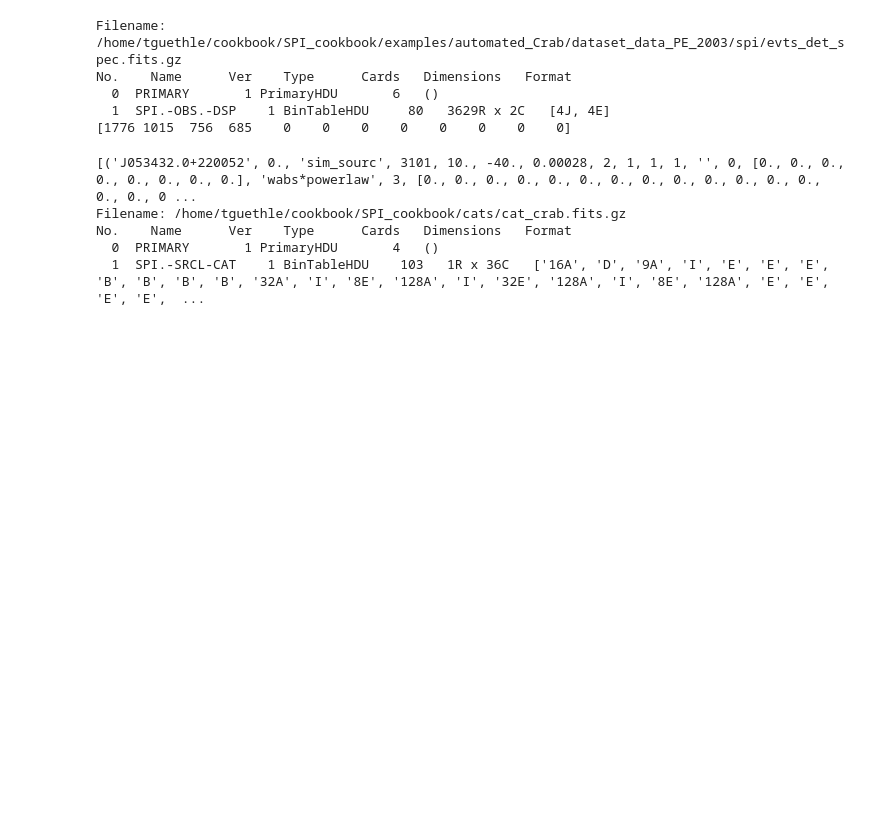
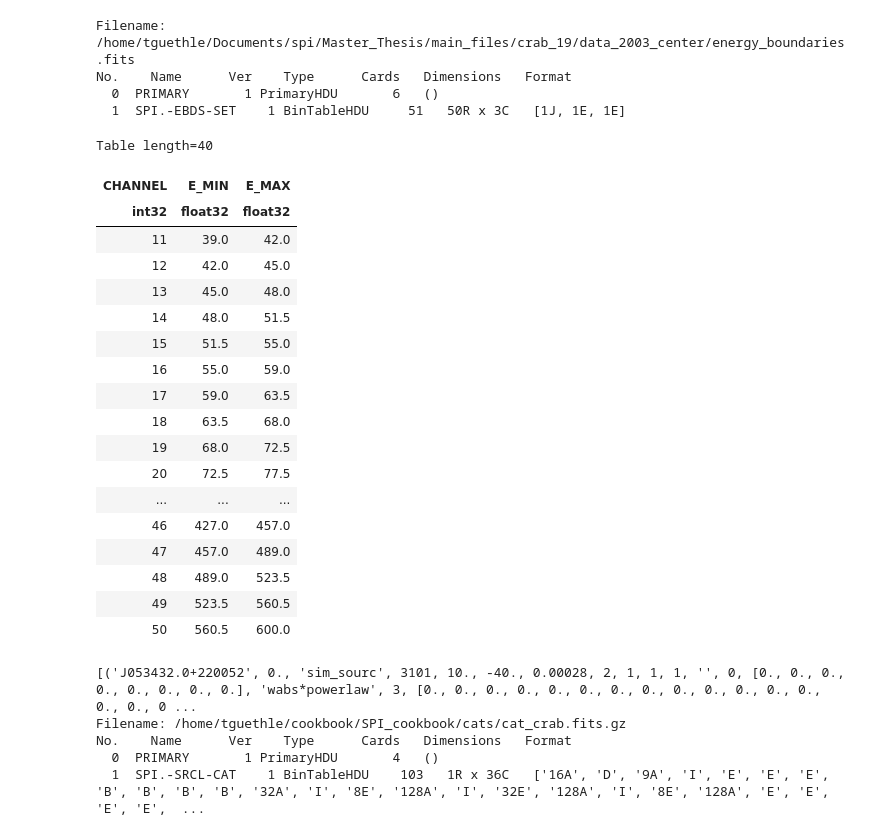
Before and after one commit to timmguthle/INTEGRAL-SPI, a Jupyter notebook: general/look_at_fits.ipynb, the cells around one changed output. Saved outputs shown, nothing was run; the diff lists cells and outputs as text; code cells hidden in the pictures; blank space fills up the shorter version.

```diff
--- a/general/look_at_fits.ipynb
+++ b/general/look_at_fits.ipynb
@@ -10,19 +10,35 @@ from matplotlib.colors import TwoSlopeNorm
 from astropy.coordinates import SkyCoord
 import pickle
 # %%
-with fits.open('/home/tguethle/cookbook/SPI_cookbook/examples/automated_Crab/dataset_data_PE_2003/spi/evts_det_spec.fits.gz') as hdul:
+with fits.open('/home/tguethle/Documents/spi/Master_Thesis/main_files/crab_19/data_2003_center/energy_boundaries.fits') as hdul:
     hdul.info()
     t = Table(hdul[1].data)
 
-    counts_PE = hdul[1].data["COUNTS"]
-    counts_PE = np.pad(counts_PE, ((0,0), (0,8)),mode='constant', constant_values=0)
-    print(counts_PE[0])
+t[10:50]
 # %% [output]
-Filename: /home/tguethle/cookbook/SPI_cookbook/examples/automated_Crab/dataset_data_PE_2003/spi/evts_det_spec.fits.gz
+Filename: /home/tguethle/Documents/spi/Master_Thesis/main_files/crab_19/data_2003_center/energy_boundaries.fits
 No.    Name      Ver    Type      Cards   Dimensions   Format
   0  PRIMARY       1 PrimaryHDU       6   ()
-  1  SPI.-OBS.-DSP    1 BinTableHDU     80   3629R x 2C   [4J, 4E]
-[1776 1015  756  685    0    0    0    0    0    0    0    0]
+  1  SPI.-EBDS-SET    1 BinTableHDU     51   50R x 3C   [1J, 1E, 1E]
+Table length=40
+| CHANNEL | E_MIN | E_MAX |
+| int32 | float32 | float32 |
+| 11 | 39.0 | 42.0 |
+| 12 | 42.0 | 45.0 |
+| 13 | 45.0 | 48.0 |
+| 14 | 48.0 | 51.5 |
+| 15 | 51.5 | 55.0 |
+| 16 | 55.0 | 59.0 |
+| 17 | 59.0 | 63.5 |
+| 18 | 63.5 | 68.0 |
+| 19 | 68.0 | 72.5 |
+| 20 | 72.5 | 77.5 |
+| ... | ... | ... |
+| 46 | 427.0 | 457.0 |
+| 47 | 457.0 | 489.0 |
+| 48 | 489.0 | 523.5 |
+| 49 | 523.5 | 560.5 |
+| 50 | 560.5 | 600.0 |
 # %%
 # change the cat file
 with fits.open("/home/tguethle/cookbook/SPI_cookbook/cats/cat_crab.fits.gz") as hdul:
```
Also changed, not shown: 3 other files.
